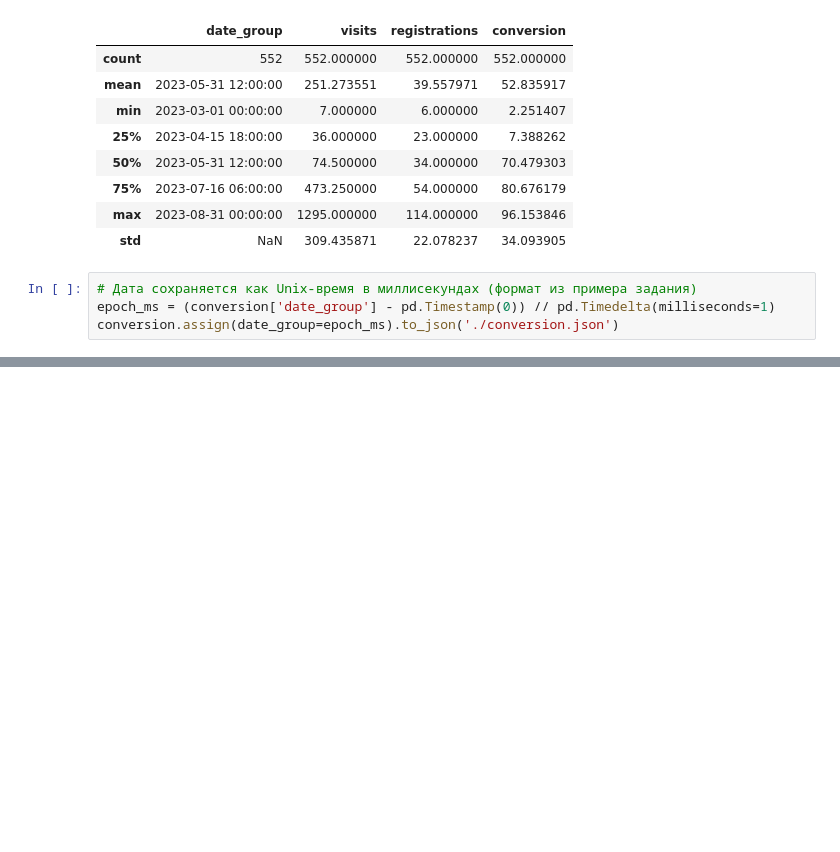
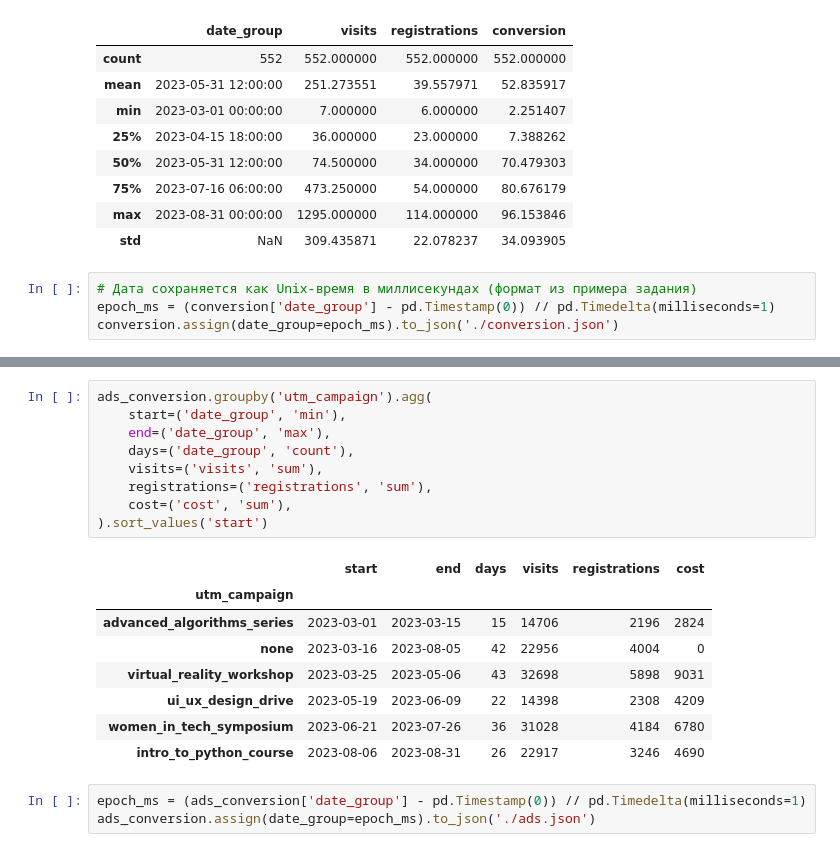
Before and after one commit to arnautovd/bi-analyst-project-100, a Jupyter notebook: analytics.ipynb, the cells around one changed output, grey strips where cells are left out. Drawn from its saved outputs; the diff is of its cells as text; blank space fills up the shorter version.

```diff
--- a/analytics.ipynb
+++ b/analytics.ipynb
@@ -208,0 +291,21 @@ conversion.assign(date_group=epoch_ms).to_json('./conversion.json')
+# %%
+ads_conversion.groupby('utm_campaign').agg(
+    start=('date_group', 'min'),
+    end=('date_group', 'max'),
+    days=('date_group', 'count'),
+    visits=('visits', 'sum'),
+    registrations=('registrations', 'sum'),
+    cost=('cost', 'sum'),
+).sort_values('start')
+# %% [output]
+|  | start | end | days | visits | registrations | cost |
+| utm_campaign |  |  |  |  |  |  |
+| advanced_algorithms_series | 2023-03-01 | 2023-03-15 | 15 | 14706 | 2196 | 2824 |
+| none | 2023-03-16 | 2023-08-05 | 42 | 22956 | 4004 | 0 |
+| virtual_reality_workshop | 2023-03-25 | 2023-05-06 | 43 | 32698 | 5898 | 9031 |
+| ui_ux_design_drive | 2023-05-19 | 2023-06-09 | 22 | 14398 | 2308 | 4209 |
+| women_in_tech_symposium | 2023-06-21 | 2023-07-26 | 36 | 31028 | 4184 | 6780 |
+| intro_to_python_course | 2023-08-06 | 2023-08-31 | 26 | 22917 | 3246 | 4690 |
+# %%
+epoch_ms = (ads_conversion['date_group'] - pd.Timestamp(0)) // pd.Timedelta(milliseconds=1)
+ads_conversion.assign(date_group=epoch_ms).to_json('./ads.json')
```
Also changed, not shown: parts of 5 cells of this notebook, 3 other files.
